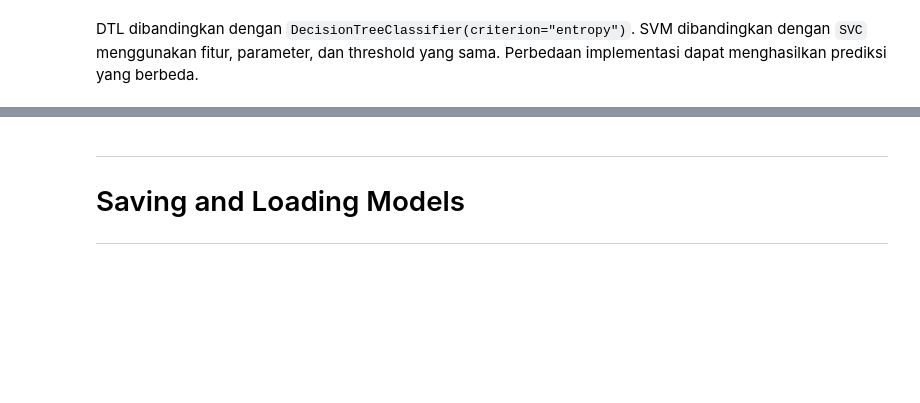
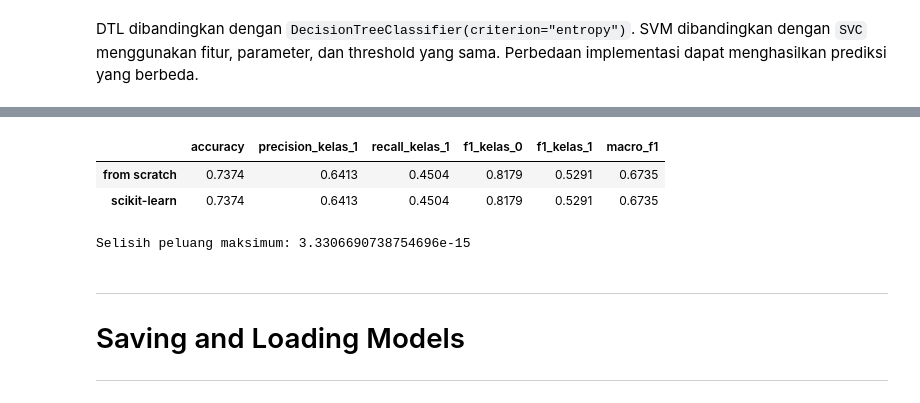
Before and after one commit to Alpaomega1136/IF3170_G31_KelompokDadakan, a Jupyter notebook: src/notebooks/IF3170_G31_KelompokDadakan.ipynb, the cells around one changed output, grey strips where cells are left out. Saved outputs shown, nothing was run; the diff lists cells and outputs as text; code cells hidden in the pictures; blank space fills up the shorter version.

```diff
--- a/src/notebooks/IF3170_G31_KelompokDadakan.ipynb
+++ b/src/notebooks/IF3170_G31_KelompokDadakan.ipynb
@@ -586,3 +695,22 @@ display(hasil_perbandingan_svm.round(4))
+# %%
+imputer_kat = SimpleImputer(strategy="most_frequent").fit(X_train[fitur_kategori_nb])
+encoder_kat = OrdinalEncoder().fit(imputer_kat.transform(X_train[fitur_kategori_nb]))
+X_train_kat = pd.DataFrame(encoder_kat.transform(imputer_kat.transform(X_train[fitur_kategori_nb])),
+                           columns=fitur_kategori_nb).astype(int)
+X_valid_kat = pd.DataFrame(encoder_kat.transform(imputer_kat.transform(X_valid[fitur_kategori_nb])),
+                           columns=fitur_kategori_nb).astype(int)
+
+model_kat_scratch = train_model(NaiveBayes(), X_train_kat, y_train)
+model_kat_sklearn = CategoricalNB(alpha=1)
+display(compare_models(model_kat_scratch, model_kat_sklearn,
+                       X_train_kat, y_train, X_valid_kat, y_valid).round(4))
+print("Selisih peluang maksimum:", np.abs(model_kat_scratch.predict_proba(X_valid_kat)
+                                         - model_kat_sklearn.predict_proba(X_valid_kat)).max())
+# %% [output]
+|  | accuracy | precision_kelas_1 | recall_kelas_1 | f1_kelas_0 | f1_kelas_1 | macro_f1 |
+| from scratch | 0.7374 | 0.6413 | 0.4504 | 0.8179 | 0.5291 | 0.6735 |
+| scikit-learn | 0.7374 | 0.6413 | 0.4504 | 0.8179 | 0.5291 | 0.6735 |
+Selisih peluang maksimum: 3.3306690738754696e-15
 # %% [markdown]
 ---
 
```
Also changed, not shown: parts of 16 cells of this notebook, 5 other files.
